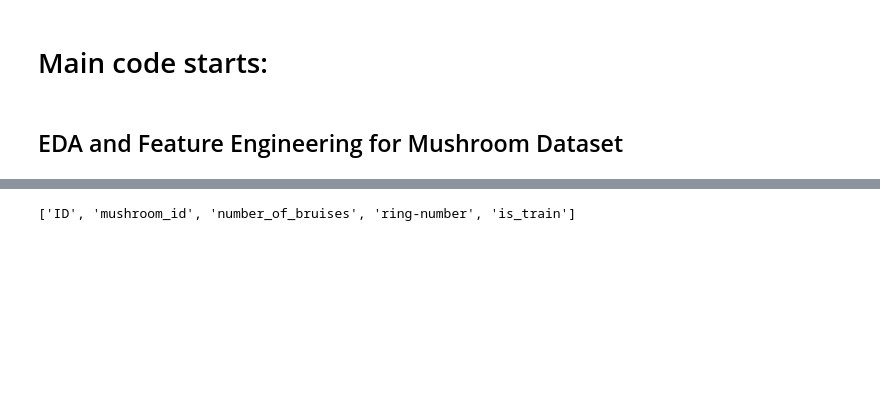
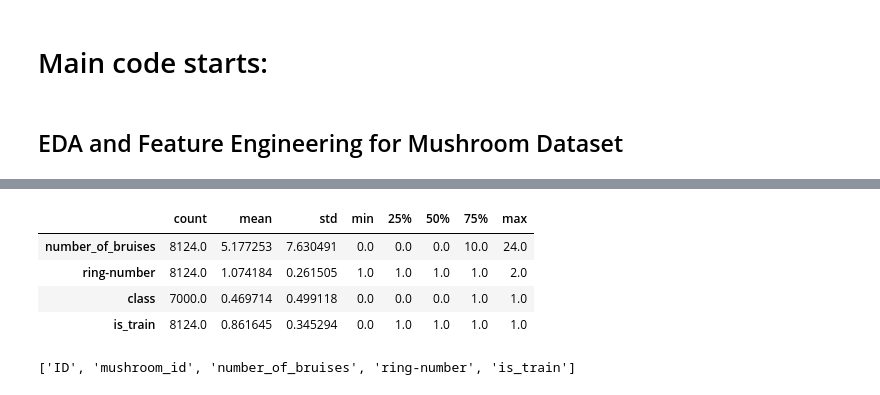
Before and after one commit to Kr-Adarsh/ML_CORE, a Jupyter notebook: Projects/Mushroomdataset/Mushroomdataset.ipynb, the cells around one changed output, grey strips where cells are left out. Cells and saved outputs as stored; diff of their text form; code cells hidden in the pictures; blank space fills up the shorter version.

```diff
--- a/projs/Mushroomdataset/Mushroomdataset.ipynb
+++ b/Projects/Mushroomdataset/Mushroomdataset.ipynb
@@ -23,3 +43,11 @@ df.shape, train.shape, test.shape
+# %%
+df.describe().T
+# %% [output]
+|  | count | mean | std | min | 25% | 50% | 75% | max |
+| number_of_bruises | 8124.0 | 5.177253 | 7.630491 | 0.0 | 0.0 | 0.0 | 10.0 | 24.0 |
+| ring-number | 8124.0 | 1.074184 | 0.261505 | 1.0 | 1.0 | 1.0 | 1.0 | 2.0 |
+| class | 7000.0 | 0.469714 | 0.499118 | 0.0 | 0.0 | 0.0 | 1.0 | 1.0 |
+| is_train | 8124.0 | 0.861645 | 0.345294 | 0.0 | 1.0 | 1.0 | 1.0 | 1.0 |
 # %%
 numericals_cols = df.select_dtypes(include = ["int64", "float64"]).columns.to_list()
 categorical_cols = [i for i in df.columns if i not in numericals_cols]
```
Also changed, not shown: parts of 12 cells of this notebook, 7 other files.
